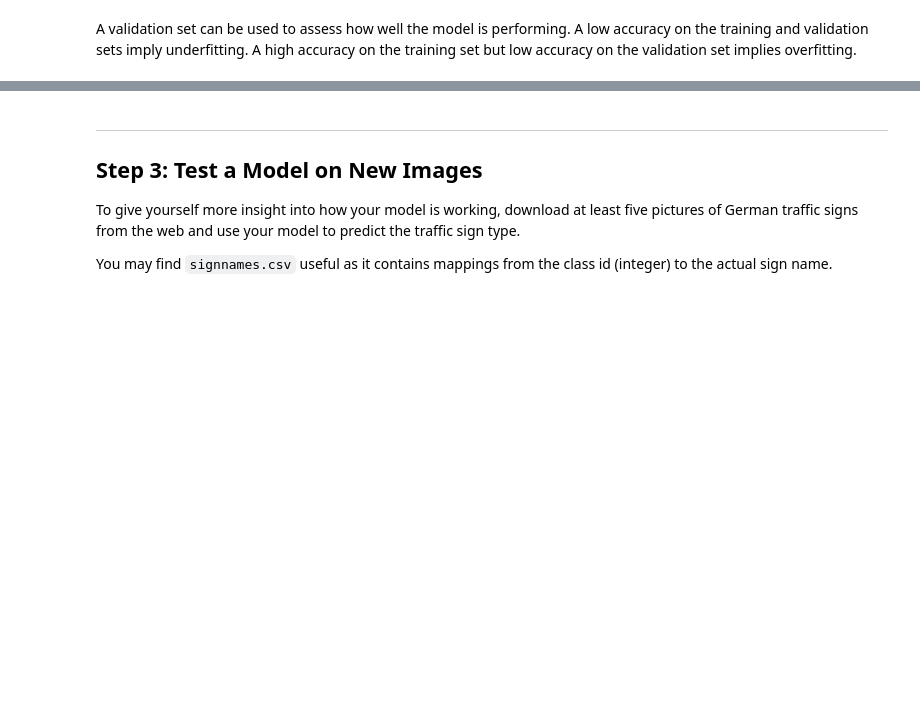
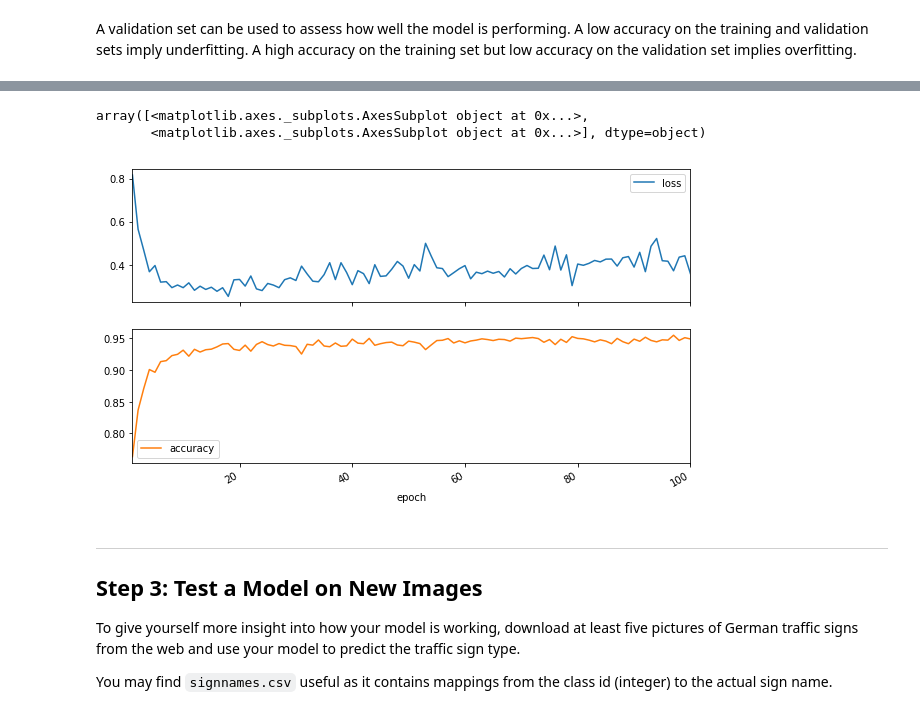
Before and after one commit to adriantorrie/udacity_sdcnd_project_2_traffic_sign_classifier, a Jupyter notebook: Traffic_Sign_Classifier.ipynb, the cells around one changed output, grey strips where cells are left out. Cells and saved outputs as stored; diff of their text form; code cells hidden in the pictures; blank space fills up the shorter version.

```diff
--- a/Traffic_Sign_Classifier.ipynb
+++ b/Traffic_Sign_Classifier.ipynb
@@ -331,5 +537,5 @@ def preprocess_data(X):
 # %%
-X_train = preprocess_data(X_train)
-X_validation = preprocess_data(X_validation)
+X_train = preprocess_data(X_train, X_train_sizes, X_train_coords)
+X_validation = preprocess_data(X_validation, X_validation_sizes, X_validation_coords)
 # %%
 X_train[0].shape
@@ -409,14 +670,22 @@ learning_rate = 0.001
 x = tf.placeholder(tf.float32, (None, 32, 32, 1))
 y = tf.placeholder(tf.int32, (None))
 one_hot_y = tf.one_hot(y, 43)
+global_step = tf.Variable(0, trainable=False)
+learning_rate = tf.train.exponential_decay(starter_learning_rate, global_step,
+                                           decay_steps, decay_rate, staircase=True)
 
-logits = LeNet(x, mu, sigma, keep_prob)
-
+# logits = LeNet(x, mu, sigma, keep_prob) # working
+logits = LeNet(x, mu, sigma, in_channels, n_filters, keep_prob)
+# logits = inception(x, mu, sigma, in_channels, n_filters, keep_prob)
 cross_entropy = tf.nn.softmax_cross_entropy_with_logits(labels=one_hot_y, logits=logits)
 loss_operation = tf.reduce_mean(cross_entropy)
 optimizer = tf.train.AdamOptimizer(learning_rate = learning_rate)
+training_operation = optimizer.minimize(loss_operation)
 
-training_operation = optimizer.minimize(loss_operation)
+correct_prediction = tf.equal(tf.argmax(logits, 1), tf.argmax(one_hot_y, 1))
+accuracy_operation = tf.reduce_mean(tf.cast(correct_prediction, tf.float32))
+
+saver = tf.train.Saver()
 # %% [markdown]
 ### Train, Validate and Test the Model
 # %% [markdown]
@@ -429,41 +698,47 @@ sets imply underfitting. A high accuracy on the training set but low accuracy on
 ### the accuracy on the test set should be calculated and reported as well.
 ### Feel free to use as many code cells as needed.
 # %%
-correct_prediction = tf.equal(tf.argmax(logits, 1), tf.argmax(one_hot_y, 1))
-accuracy_operation = tf.reduce_mean(tf.cast(correct_prediction, tf.float32))
-saver = tf.train.Saver()
-
 def evaluate(X_data, y_data):
     num_examples = len(X_data)
+    total_loss = 0
     total_accuracy = 0
+
     sess = tf.get_default_session()
 
     for offset in range(0, num_examples, batch_size):
         batch_x, batch_y = X_data[offset:offset + batch_size], y_data[offset:offset + batch_size]
-        accuracy = sess.run(accuracy_operation, feed_dict={x: batch_x, y: batch_y})
+
+        loss, accuracy = sess.run([loss_operation, accuracy_operation], feed_dict={x: batch_x, y: batch_y})
+
+        total_loss += (loss * len(batch_x))
         total_accuracy += (accuracy * len(batch_x))
 
-    return total_accuracy / num_examples
+    validation_loss = total_loss / num_examples
+    validation_accuracy = total_accuracy / num_examples
+
+    return validation_loss, validation_accuracy
 # %%
 with tf.Session() as sess:
     sess.run(tf.global_variables_initializer())
     num_examples = len(X_train)
 
     print("Training...")
-    print()
 
     for i in range(epochs):
+        epoch = i + 1
         X_train, y_train = shuffle(X_train, y_train)
 
         for offset in range(0, num_examples, batch_size):
             end = offset + batch_size
             batch_x, batch_y = X_train[offset:end], y_train[offset:end]
+            batch_x, batch_y = shuffle(batch_x, batch_y)
 
             sess.run(training_operation, feed_dict={x: batch_x, y: batch_y})
 
-        validation_accuracy = evaluate(X_validation, y_validation)
+        validation_loss, validation_accuracy = evaluate(X_validation, y_validation)
 
-        print("Epoch {} Validation Accuracy = {:.3f}".format(i + 1, validation_accuracy))
+        stats[i] = [epoch, validation_loss, validation_accuracy]
+        print("Epoch {:>3}\tValidation Loss {:.3f}\tValidation Accuracy = {:.3f}".format(epoch, validation_loss, validation_accuracy))
 
     saver.save(sess, './lenet')
     print("Model saved")
@@ -470,3 +763,10 @@ with tf.Session() as sess:
+# %%
+df = pd.DataFrame(stats, columns=['epoch', 'loss', 'accuracy'])
+df.plot(x='epoch', y=['loss', 'accuracy'], figsize=(10, 6), subplots=True, sharex=True)
+# %% [output]
+array([<matplotlib.axes._subplots.AxesSubplot object at 0x...>,
+       <matplotlib.axes._subplots.AxesSubplot object at 0x...>], dtype=object)
+[figure, added]
 # %% [markdown]
 ---
 
```
Also changed, not shown: parts of 48 cells of this notebook, 3 other files.
